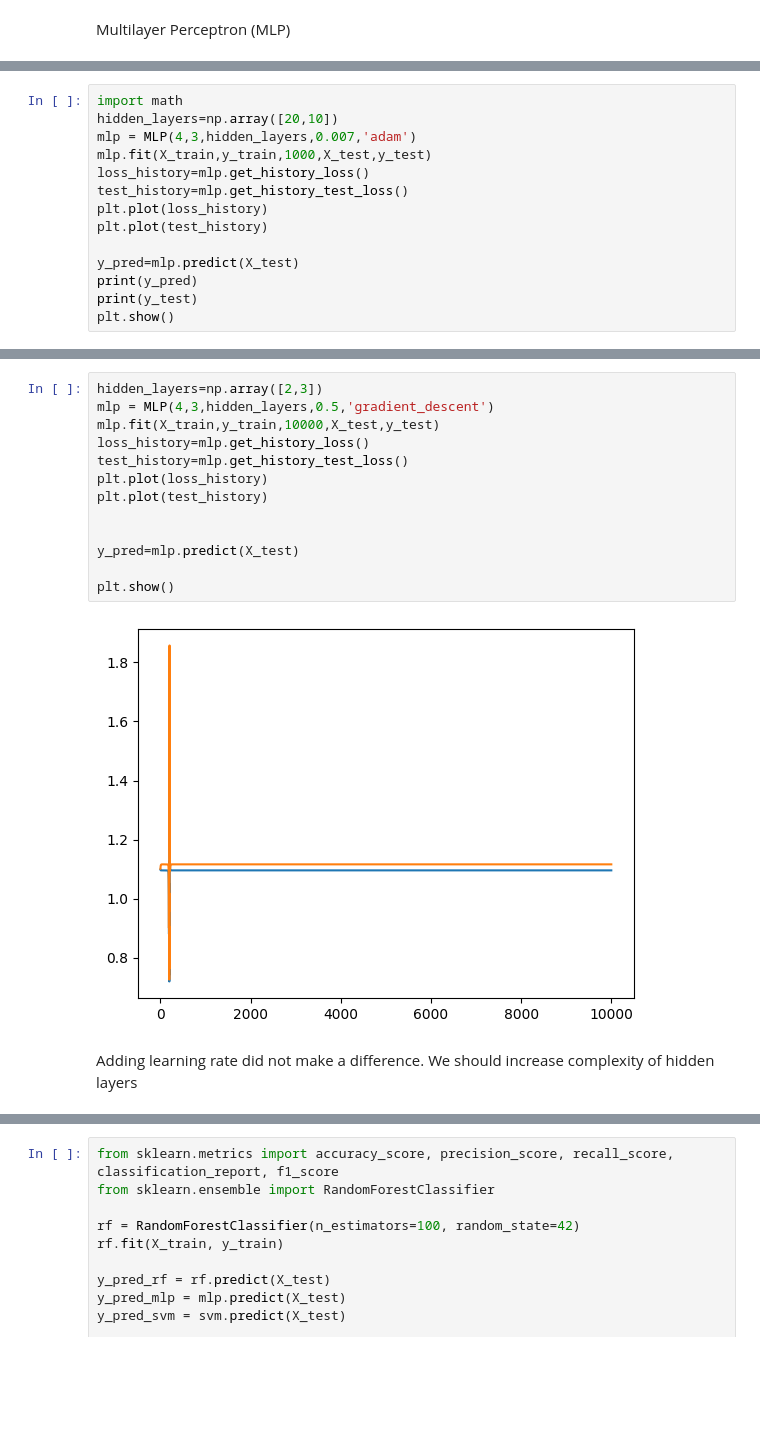
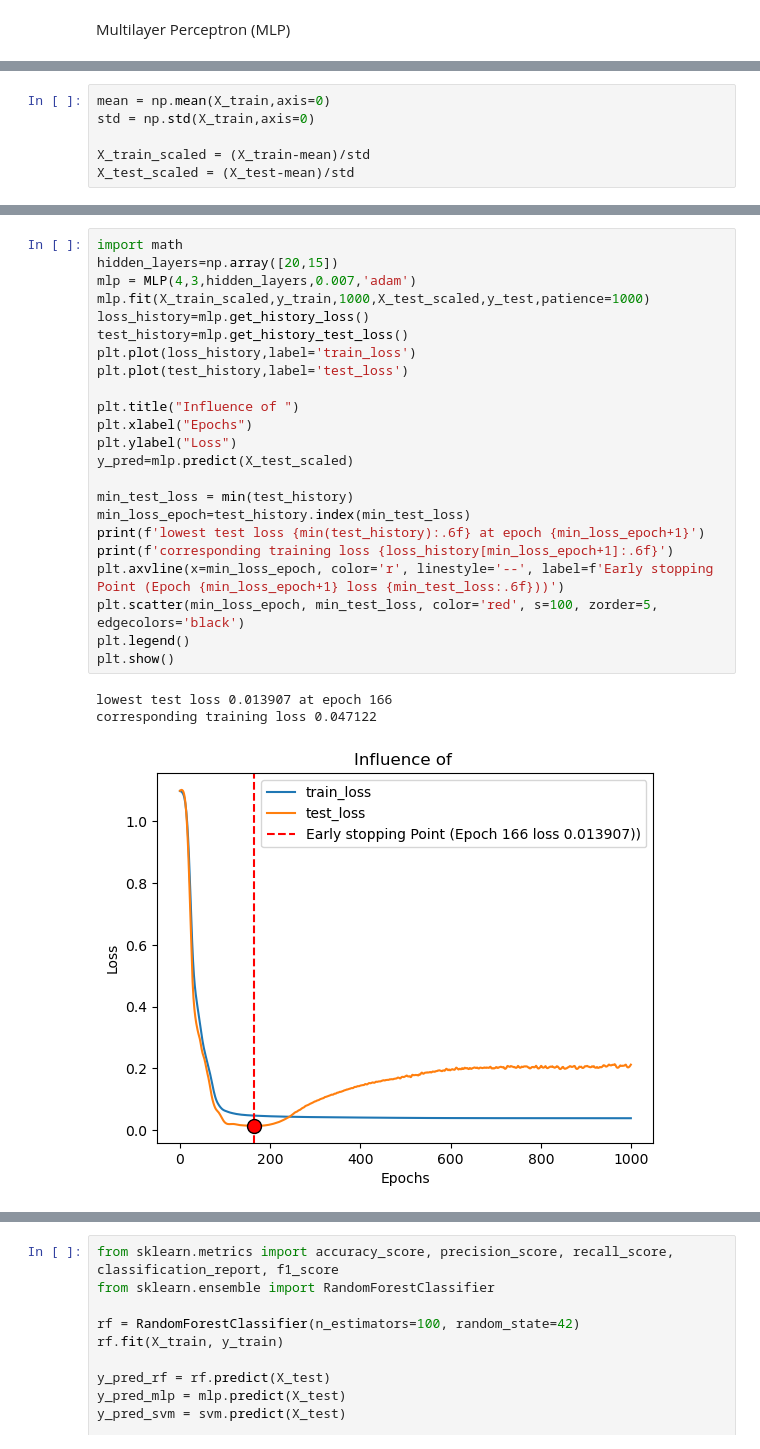
Before and after one commit to bstcdbsw/ECSE551_Group23_Assignment1, a Jupyter notebook: Cifci_Xu_Zhuang.ipynb, the cells around one changed output, grey strips where cells are left out. Saved outputs shown, nothing was run; the diff lists cells and outputs as text; blank space fills up the shorter version.

```diff
--- a/Cifci_Xu_Zhuang.ipynb
+++ b/Cifci_Xu_Zhuang.ipynb
@@ -1377,14 +1356,6 @@ def train_test_split(X,y,test_percent=0.3,random_state=None):
 # %%
-import math
-hidden_layers=np.array([20,10])
-mlp = MLP(4,3,hidden_layers,0.007,'adam')
-mlp.fit(X_train,y_train,1000,X_test,y_test)
-loss_history=mlp.get_history_loss()
-test_history=mlp.get_history_test_loss()
-plt.plot(loss_history)
-plt.plot(test_history)
+mean = np.mean(X_train,axis=0)
+std = np.std(X_train,axis=0)
 
-y_pred=mlp.predict(X_test)
-print(y_pred)
-print(y_test)
-plt.show()
+X_train_scaled = (X_train-mean)/std
+X_test_scaled = (X_test-mean)/std
@@ -1437,18 +1419,28 @@ plt.show()
 # %%
-hidden_layers=np.array([2,3])
-mlp = MLP(4,3,hidden_layers,0.5,'gradient_descent')
-mlp.fit(X_train,y_train,10000,X_test,y_test)
+import math
+hidden_layers=np.array([20,15])
+mlp = MLP(4,3,hidden_layers,0.007,'adam')
+mlp.fit(X_train_scaled,y_train,1000,X_test_scaled,y_test,patience=1000)
 loss_history=mlp.get_history_loss()
 test_history=mlp.get_history_test_loss()
-plt.plot(loss_history)
-plt.plot(test_history)
+plt.plot(loss_history,label='train_loss')
+plt.plot(test_history,label='test_loss')
 
+plt.title("Influence of ")
+plt.xlabel("Epochs")
+plt.ylabel("Loss")
+y_pred=mlp.predict(X_test_scaled)
 
-y_pred=mlp.predict(X_test)
-
+min_test_loss = min(test_history)
+min_loss_epoch=test_history.index(min_test_loss)
+print(f'lowest test loss {min(test_history):.6f} at epoch {min_loss_epoch+1}')
+print(f'corresponding training loss {loss_history[min_loss_epoch+1]:.6f}')
+plt.axvline(x=min_loss_epoch, color='r', linestyle='--', label=f'Early stopping Point (Epoch {min_loss_epoch+1} loss {min_test_loss:.6f}))')
+plt.scatter(min_loss_epoch, min_test_loss, color='red', s=100, zorder=5, edgecolors='black')
+plt.legend()
 plt.show()
 # %% [output]
+lowest test loss 0.013907 at epoch 166
+corresponding training loss 0.047122
-[figure, old version]
+[figure, new version]
-# %% [markdown]
-Adding learning rate did not make a difference. We should increase complexity of hidden layers
 # %%
```
Also changed, not shown: parts of 18 cells of this notebook.
